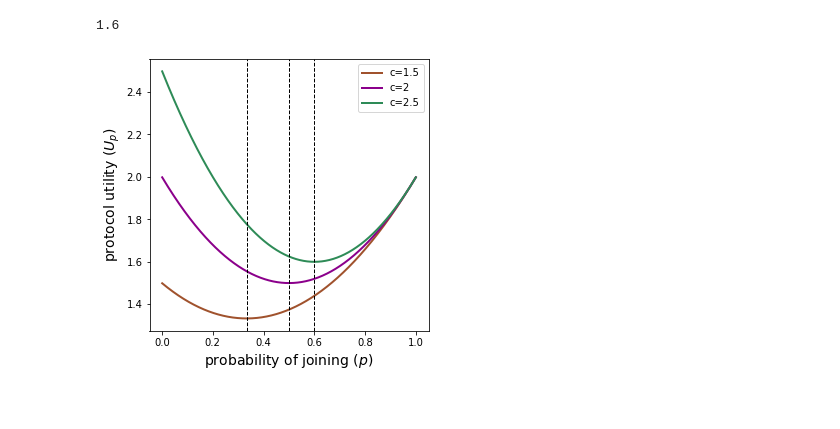
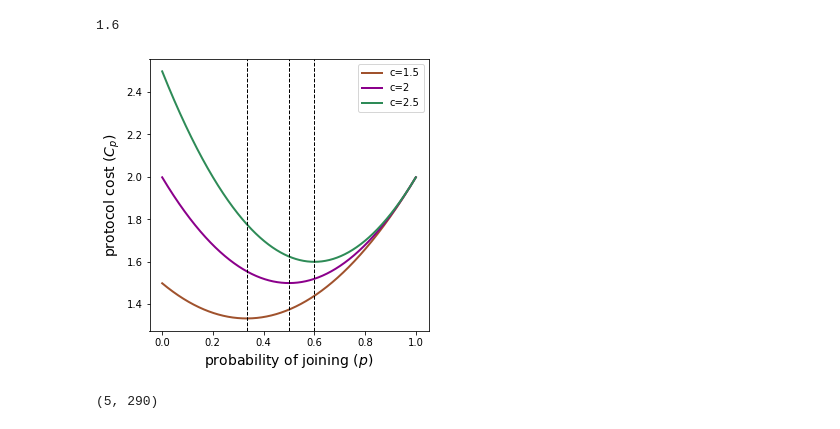
Before and after one commit to michaelneuder/continued-participation, a Jupyter notebook: copar.ipynb, the cells around one changed output. Drawn from its saved outputs; the diff is of its cells as text; code cells hidden in the pictures.

Commit message:
plots

```diff
--- a/copar.ipynb
+++ b/copar.ipynb
@@ -103,7 +103,7 @@ def calcPstar(n, c):
     return 1-(c**(-1/(n-1)))
 # %%
 ps = np.arange(0.001, 1, 0.001)
-cs = [1.5, 2, 2.5]
+cs = [1.5, 2, 2.5]n
 # %%
 us = []
 for c in cs:
@@ -128,25 +128,25 @@ protocolUtility(2,0.6,2.5)
 # %%
 f, ax = plt.subplots(figsize=(5,5))
 
 colors = ['sienna', 'darkmagenta', 'seagreen', 'cornflowerblue']
 for i, c in enumerate(cs):
     ax.plot(ps, us[i], linewidth=2, color=colors[i], label='c={}'.format(c))
 
 ax.set_xlabel(r'probability of joining ($p$)', size=14)
-ax.set_ylabel(r'protocol utility ($U_p$)', size=14)
+ax.set_ylabel(r'protocol cost ($C_p$)', size=14)
 
 
 ax.axvline(1/3, linewidth=1, color='k', linestyle='--')
 ax.axvline(0.5, linewidth=1, color='k', linestyle='--')
 ax.axvline(0.6, linewidth=1, color='k', linestyle='--')
 
 # ax.axhline(4/3, linewidth=1, color='k', linestyle='--')
 # ax.axhline(1.5, linewidth=1, color='k', linestyle='--')
 # ax.axhline(1.6, linewidth=1, color='k', linestyle='--')
 
 
 ax.legend()
 plt.savefig('out.png', facecolor='white', dpi=200, bbox_inches='tight')
 plt.show()
 # %% [output]
-[figure, old version]
+[figure, new version]
@@ -152,0 +159,9 @@ plt.show()
+# %%
+opts = []
+for n in ns:
+    temp = [optProtocolCost(n, c) for c in cs]
+    opts.append(temp)
+opts = np.array(opts)
+opts.shape
+# %% [output]
+(5, 290)
```
Also changed, not shown: parts of 4 cells of this notebook, 1 other file.
